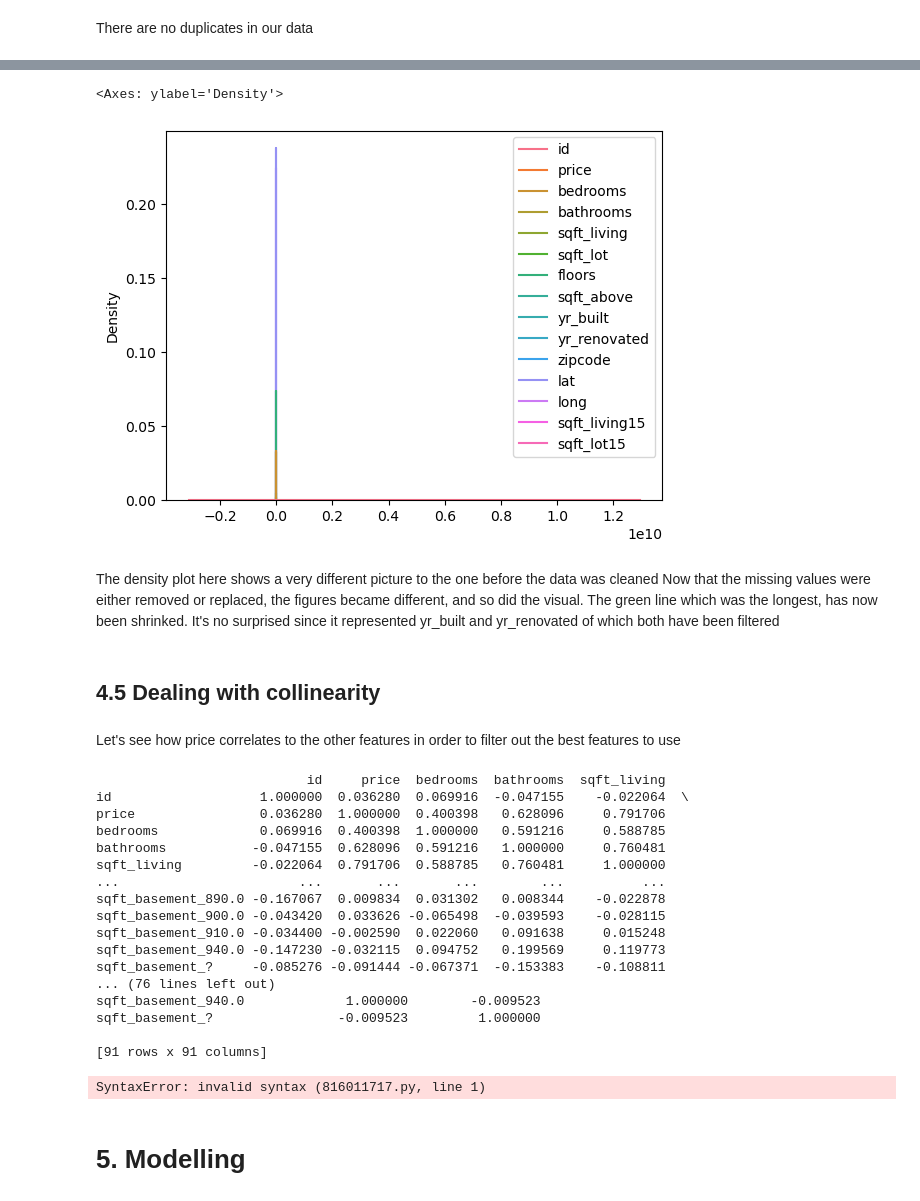
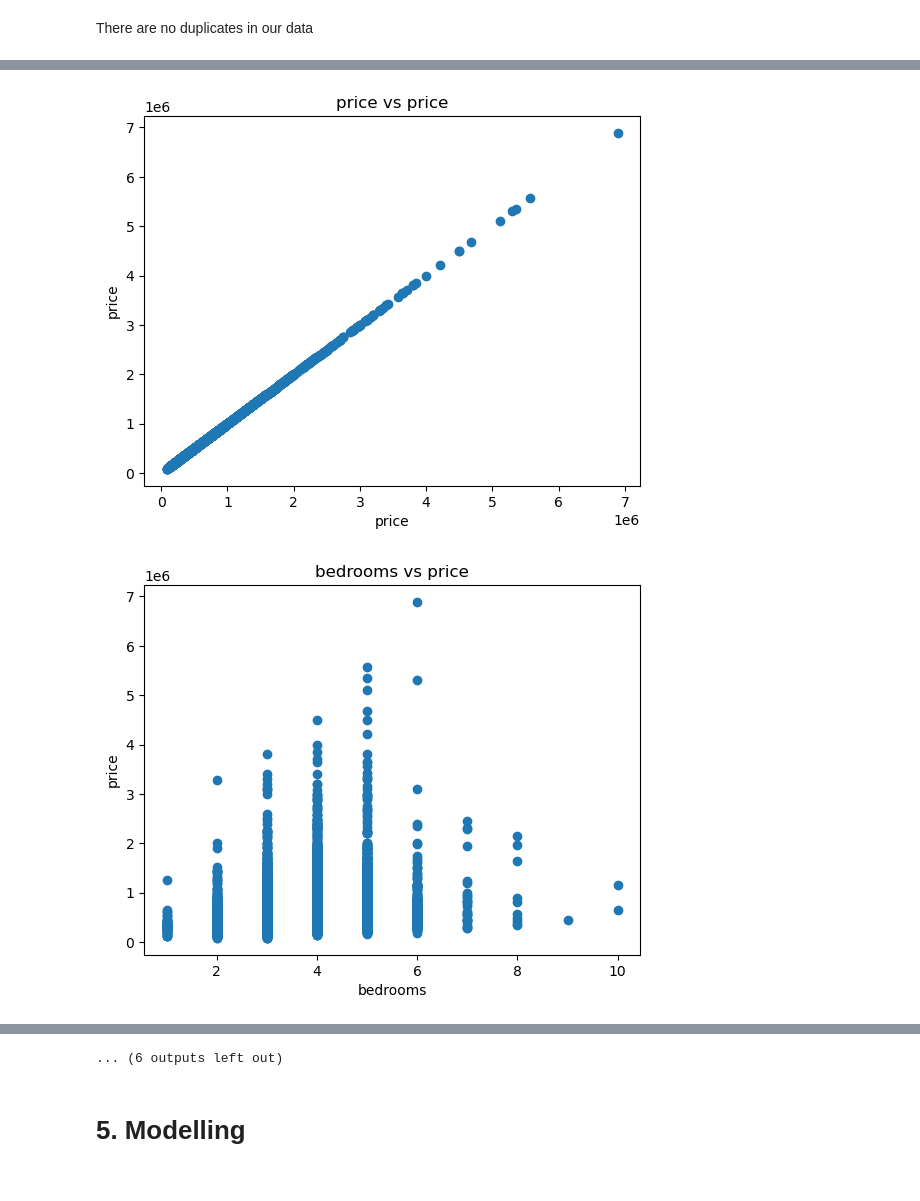
Before and after one commit to MuchiriKinyua/Real-Estate-Management-System, a Jupyter notebook: student.ipynb, the cells around one changed output, grey strips where cells are left out. Saved outputs shown, nothing was run; the diff lists cells and outputs as text; code cells hidden in the pictures.

```diff
--- a/student.ipynb
+++ b/student.ipynb
@@ -332,0 +436,3 @@ data
+# %%
+corr_matrix = round(data.corr(), 2)
+corr_matrix
@@ -333,4 +457,13 @@ data
 # %%
 # Let's see how it looks visually
-sns.kdeplot(data)
+plt.figure()
+for column in corr_matrix.columns:
+    plt.scatter(x = data[column].astype(float), y = data["price"].astype(float), label = "f{column} vs price")
+
+    plt.xlabel(column)
+    plt.ylabel("price")
+    plt.title(f"{column} vs price")
+    plt.show()
 # %% [output]
+[figure, new version]
+[figure, added]
@@ -337,56 +480,4 @@ sns.kdeplot(data)
-<Axes: ylabel='Density'>
+... (6 outputs left out)
-[figure, old version]
-# %% [markdown]
-The density plot here shows a very different picture to the one before the data was cleaned </br>
-Now that the missing values were either removed or replaced, the figures became different, and so did the visual. </br>
-The green line which was the longest, has now been shrinked. It's no surprised since it represented yr_built and yr_renovated of which both have been filtered
-# %% [markdown]
-## 4.5 Dealing with collinearity
-# %% [markdown]
-Let's see how price correlates to the other features in order to filter out the best features to use
-# %%
-# Stripping the day and month of the date
-data["date"] = pd.to_datetime(data["date"])
-
-# Identify columns with non-numeric values
-non_numeric_columns = data.select_dtypes(include=["object"]).columns
-
-# Handle non-numeric values
-for column in non_numeric_columns:
-    data[column] = data[column].replace("NO", "Unknown")
-
-# Convert categorical columns into numeric using get_dummies
-categorical_columns = data.select_dtypes(include="object").copy()
-categorical_columns = pd.get_dummies(categorical_columns, drop_first=True)
-
-# Combine the numeric and converted categorical columns
-numeric_columns = data.select_dtypes(include=["int64", "float64"]).copy()
-data_processed = pd.concat([numeric_columns, categorical_columns], axis=1)
-
-# Checking for the collinearity
-print(data_processed.corr())
-# %% [output]
-                           id     price  bedrooms  bathrooms  sqft_living
-id                   1.000000  0.036280  0.069916  -0.047155    -0.022064  \
-price                0.036280  1.000000  0.400398   0.628096     0.791706
-bedrooms             0.069916  0.400398  1.000000   0.591216     0.588785
-bathrooms           -0.047155  0.628096  0.591216   1.000000     0.760481
-sqft_living         -0.022064  0.791706  0.588785   0.760481     1.000000
-...                       ...       ...       ...        ...          ...
-sqft_basement_890.0 -0.167067  0.009834  0.031302   0.008344    -0.022878
-sqft_basement_900.0 -0.043420  0.033626 -0.065498  -0.039593    -0.028115
-sqft_basement_910.0 -0.034400 -0.002590  0.022060   0.091638     0.015248
-sqft_basement_940.0 -0.147230 -0.032115  0.094752   0.199569     0.119773
-sqft_basement_?     -0.085276 -0.091444 -0.067371  -0.153383    -0.108811
-... (76 lines left out)
-sqft_basement_940.0             1.000000        -0.009523
-sqft_basement_?                -0.009523         1.000000
-
-[91 rows x 91 columns]
-# %%
-The following fe
-# %% [output]
-SyntaxError: invalid syntax (816011717.py, line 1)
 # %% [markdown]
 # 5. Modelling
 # %% [markdown]
```
Also changed, not shown: parts of 46 cells of this notebook.
